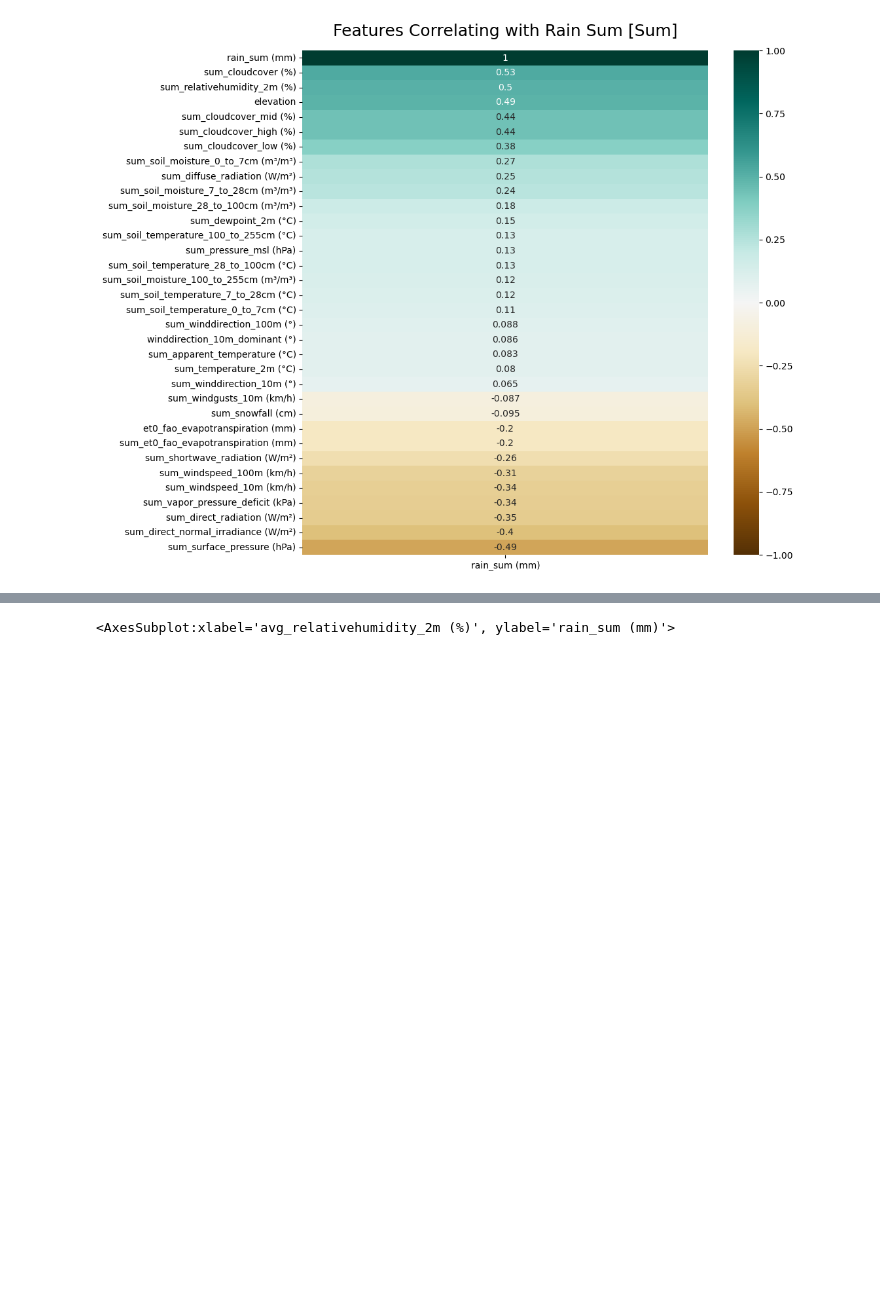
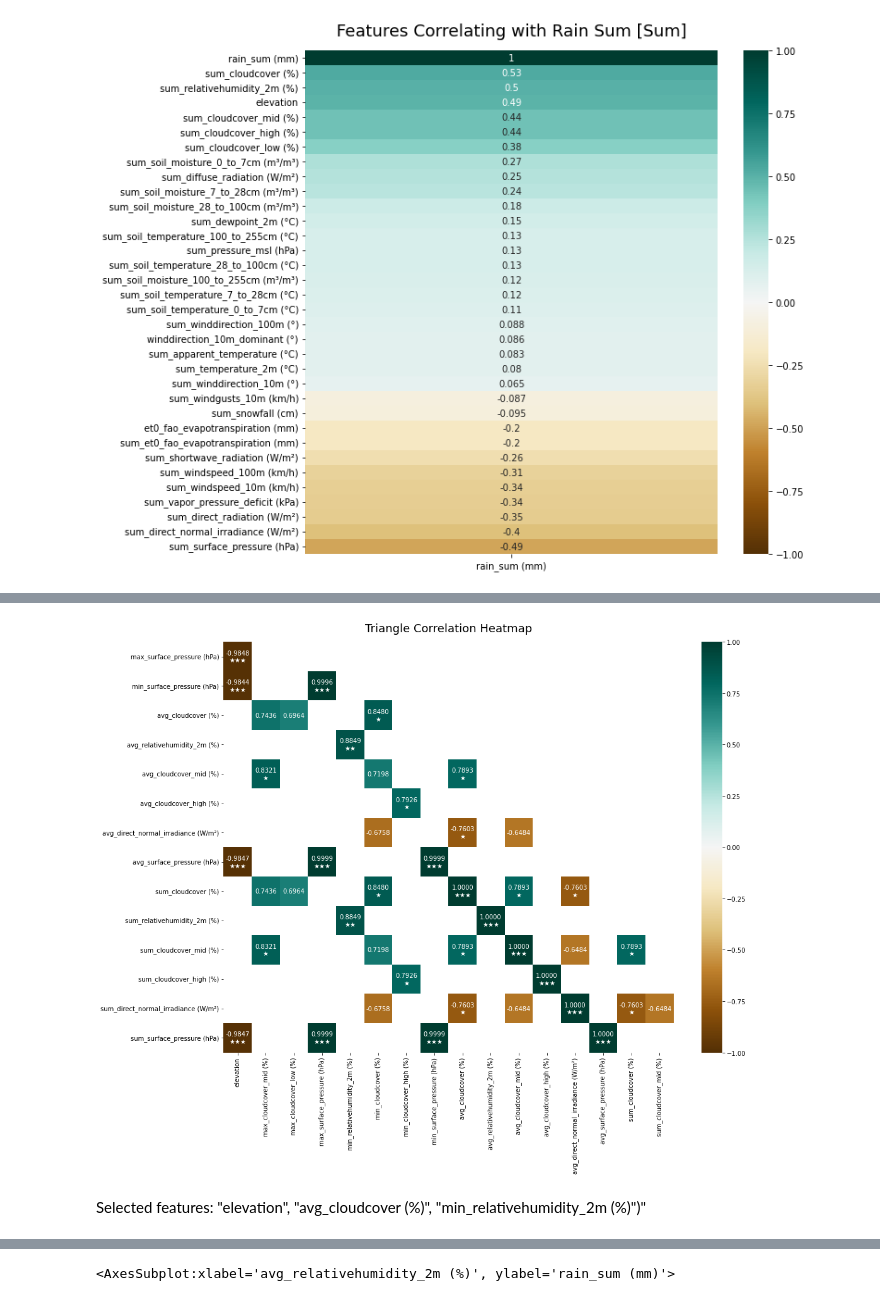
Before and after one commit to FelixFern/Arkavidia-2023-ODE, a Jupyter notebook: Arkavidia.ipynb, the cells around one changed output, grey strips where cells are left out. Drawn from its saved outputs; the diff is of its cells as text; code cells hidden in the pictures; blank space fills up the shorter version.

```diff
--- a/Arkavidia.ipynb
+++ b/Arkavidia.ipynb
@@ -303,0 +304,31 @@ saling berkorelasi
+# %%
+import numpy as np
+import pandas as pd
+from matplotlib import pyplot as plt
+import seaborn as sns
+
+plt.figure(figsize=(16, 12))
+corr = cleaned_train_features.corr()
+mask = np.triu(np.ones_like(corr, dtype=np.bool))
+cut_off = 0.6  # only show cells with abs(correlation) at least this value
+extreme_1 = 0.75  # show with a star
+extreme_2 = 0.85  # show with a second star
+extreme_3 = 0.90  # show with a third star
+mask |= np.abs(corr) < cut_off
+corr = corr[~mask]  # fill in NaN in the non-desired cells
+
+remove_empty_rows_and_cols = True
+if remove_empty_rows_and_cols:
+    wanted_cols = np.flatnonzero(np.count_nonzero(~mask, axis=1))
+    wanted_rows = np.flatnonzero(np.count_nonzero(~mask, axis=0))
+    corr = corr.iloc[wanted_cols, wanted_rows]
+
+annot = [[f"{val:.4f}"
+          + ('' if abs(val) < extreme_1 else '\n★')  # add one star if abs(val) >= extreme_1
+          + ('' if abs(val) < extreme_2 else '★')  # add an extra star if abs(val) >= extreme_2
+          + ('' if abs(val) < extreme_3 else '★')  # add yet an extra star if abs(val) >= extreme_3
+          for val in row] for row in corr.to_numpy()]
+heatmap = sns.heatmap(corr, vmin=-1, vmax=1, annot=annot, fmt='', cmap='BrBG')
+heatmap.set_title('Triangle Correlation Heatmap', fontdict={'fontsize': 18}, pad=16)
+plt.show()
+# %% [output]
@@ -303,0 +337,3 @@ saling berkorelasi
+[figure, added]
+# %% [markdown]
+Selected features: "elevation", "avg_cloudcover (%)", "min_relativehumidity_2m (%)")"
```
Also changed, not shown: parts of 26 cells of this notebook.
